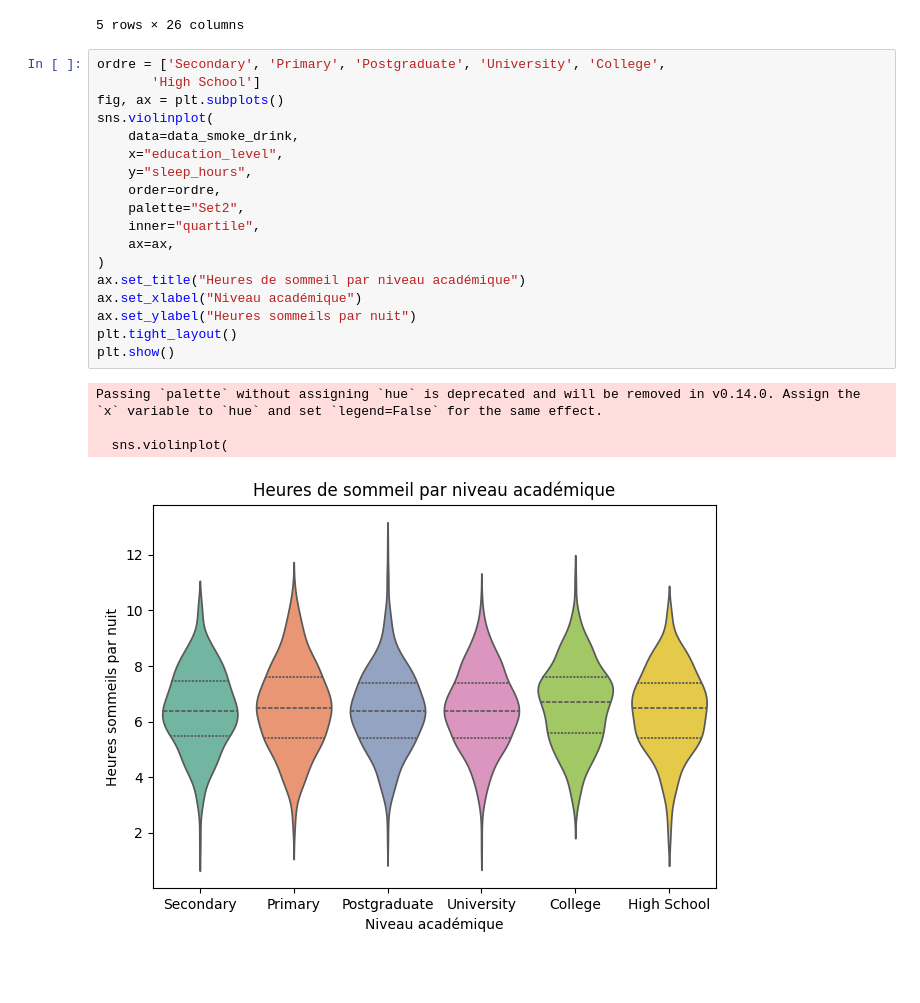
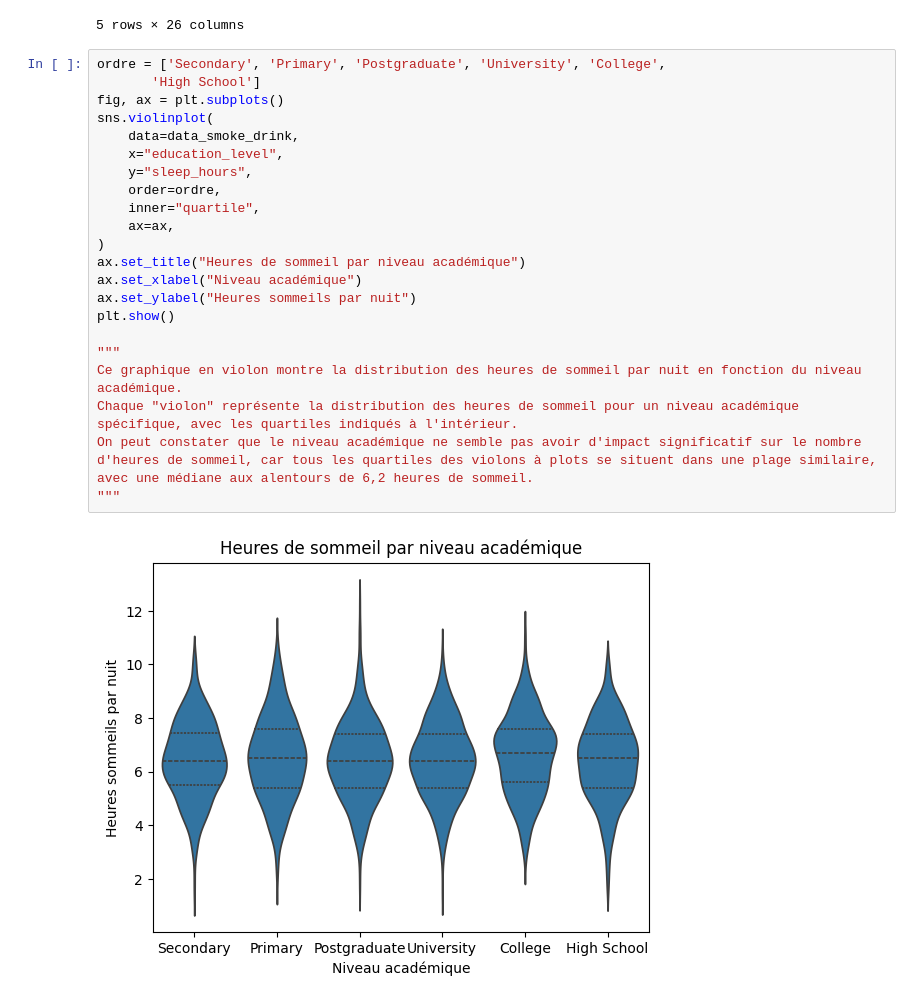
Before and after one commit to Kvothe-45/Addiction, a Jupyter notebook: smoke_graph.ipynb, the cells around one changed output. Saved outputs shown, nothing was run; the diff lists cells and outputs as text; blank space fills up the shorter version.

Commit message:
Ajout commentaire graph smoke et ajout notebook teen_phone

```diff
--- a/smoke_graph.ipynb
+++ b/smoke_graph.ipynb
@@ -18,26 +41,27 @@ data_smoke_drink.head()
 # %%
 ordre = ['Secondary', 'Primary', 'Postgraduate', 'University', 'College',
        'High School']
 fig, ax = plt.subplots()
 sns.violinplot(
     data=data_smoke_drink,
     x="education_level",
     y="sleep_hours",
     order=ordre,
-    palette="Set2",
     inner="quartile",
     ax=ax,
 )
 ax.set_title("Heures de sommeil par niveau académique")
 ax.set_xlabel("Niveau académique")
 ax.set_ylabel("Heures sommeils par nuit")
-plt.tight_layout()
 plt.show()
+
+"""
+Ce graphique en violon montre la distribution des heures de sommeil par nuit en fonction du niveau académique.
+Chaque "violon" représente la distribution des heures de sommeil pour un niveau académique spécifique, avec les quartiles indiqués à l'intérieur.
+On peut constater que le niveau académique ne semble pas avoir d'impact significatif sur le nombre d'heures de sommeil, car tous les quartiles des violons à plots se situent dans une plage similaire, avec une médiane aux alentours de 6,2 heures de sommeil.
+"""
 # %% [output]
-Passing `palette` without assigning `hue` is deprecated and will be removed in v0.14.0. Assign the `x` variable to `hue` and set `legend=False` for the same effect.
-
-  sns.violinplot(
-[figure, old version]
+[figure, new version]
 # %%
 fig = plt.figure()
 ax = sns.barplot(data=data_smoke_drink, x="education_level", y="annual_income_usd", hue="addict_smoke", estimator=np.mean, ci=95)
```
Also changed, not shown: parts of 19 cells of this notebook, 3 other files.
